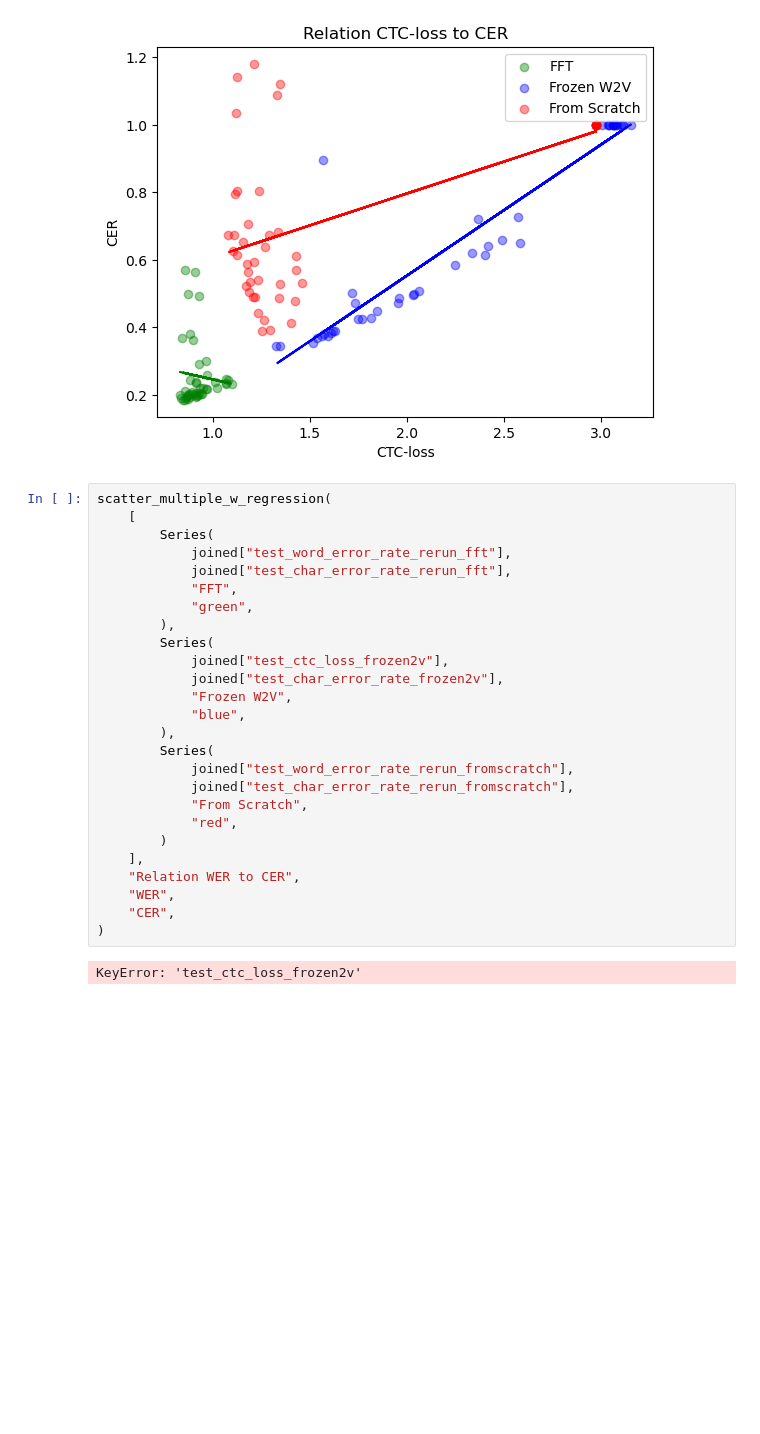
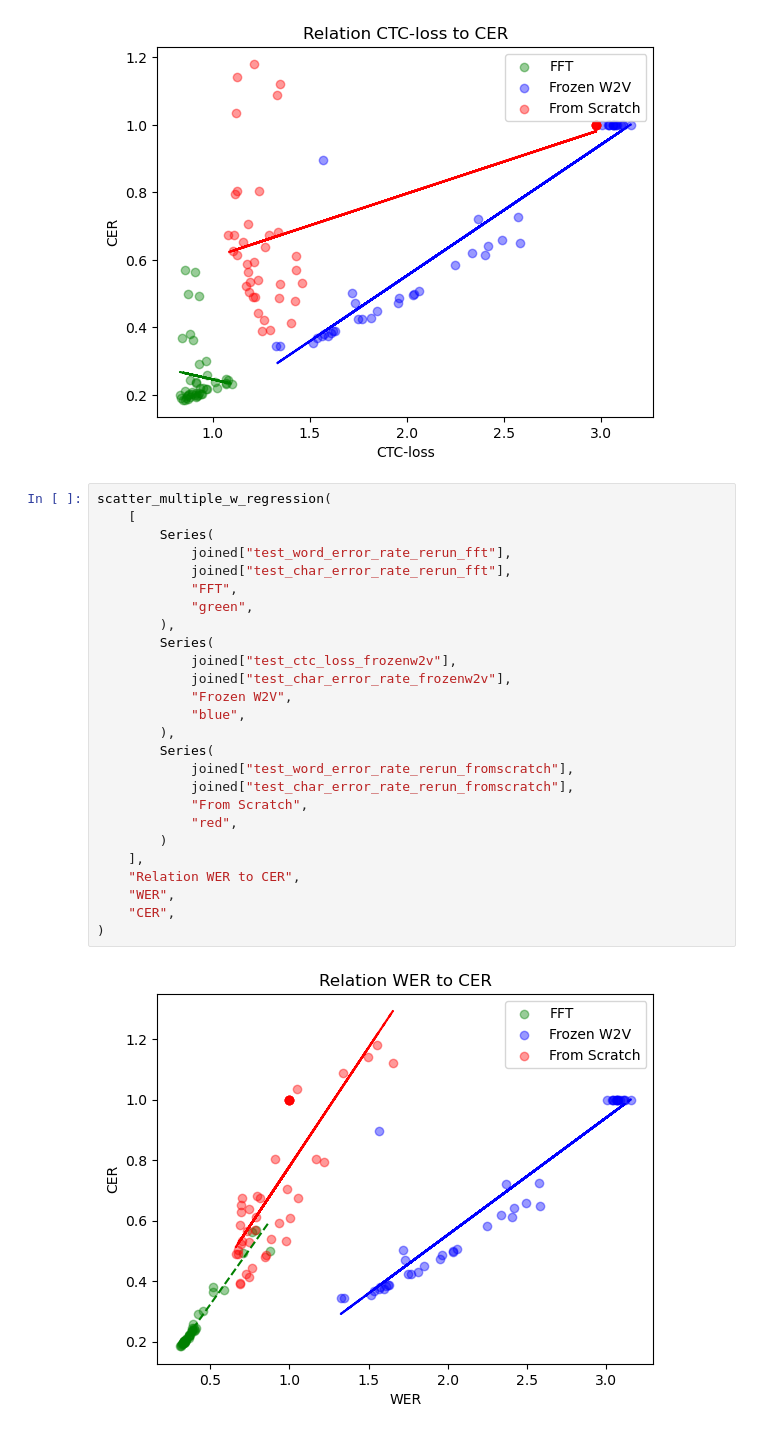
Before and after one commit to yuanhao-chen-nyoeghau/Wav2Vec2ForBrain, a Jupyter notebook: src/analysis/experiment_setups_analysis.ipynb, the cells around one changed output. Drawn from its saved outputs; the diff is of its cells as text; blank space fills up the shorter version.

```diff
--- a/src/analysis/experiment_setups_analysis.ipynb
+++ b/src/analysis/experiment_setups_analysis.ipynb
@@ -437,28 +412,28 @@ scatter_multiple_w_regression(
 # %%
 scatter_multiple_w_regression(
     [
         Series(
             joined["test_word_error_rate_rerun_fft"],
             joined["test_char_error_rate_rerun_fft"],
             "FFT",
             "green",
         ),
         Series(
-            joined["test_ctc_loss_frozen2v"],
-            joined["test_char_error_rate_frozen2v"],
+            joined["test_ctc_loss_frozenw2v"],
+            joined["test_char_error_rate_frozenw2v"],
             "Frozen W2V",
             "blue",
         ),
         Series(
             joined["test_word_error_rate_rerun_fromscratch"],
             joined["test_char_error_rate_rerun_fromscratch"],
             "From Scratch",
             "red",
         )
     ],
     "Relation WER to CER",
     "WER",
     "CER",
 )
 # %% [output]
-KeyError: 'test_ctc_loss_frozen2v'
+[figure, added]
```
Also changed, not shown: parts of 1 cell of this notebook.
